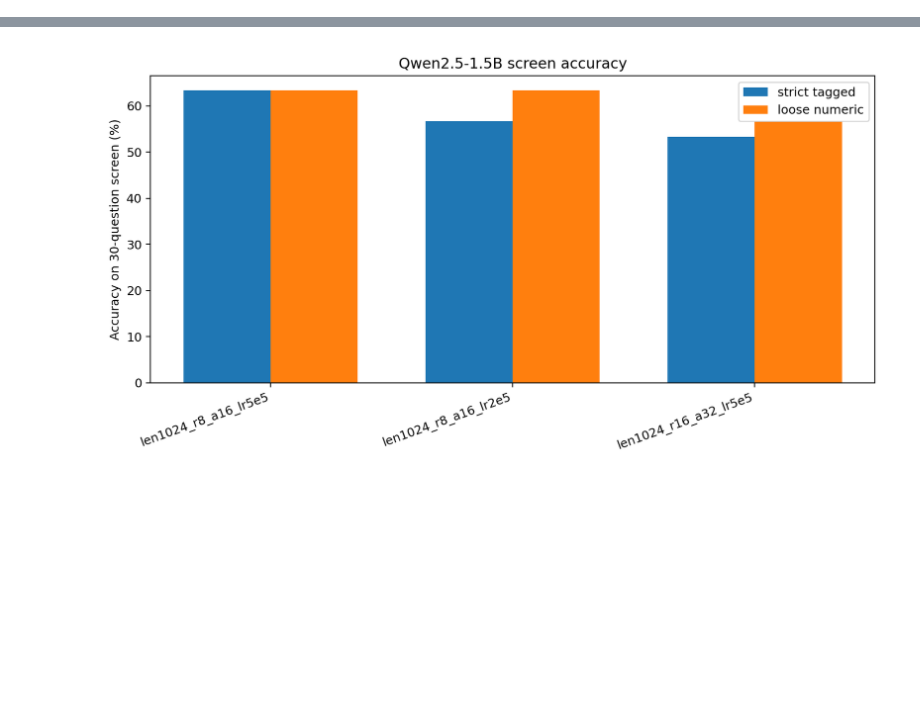
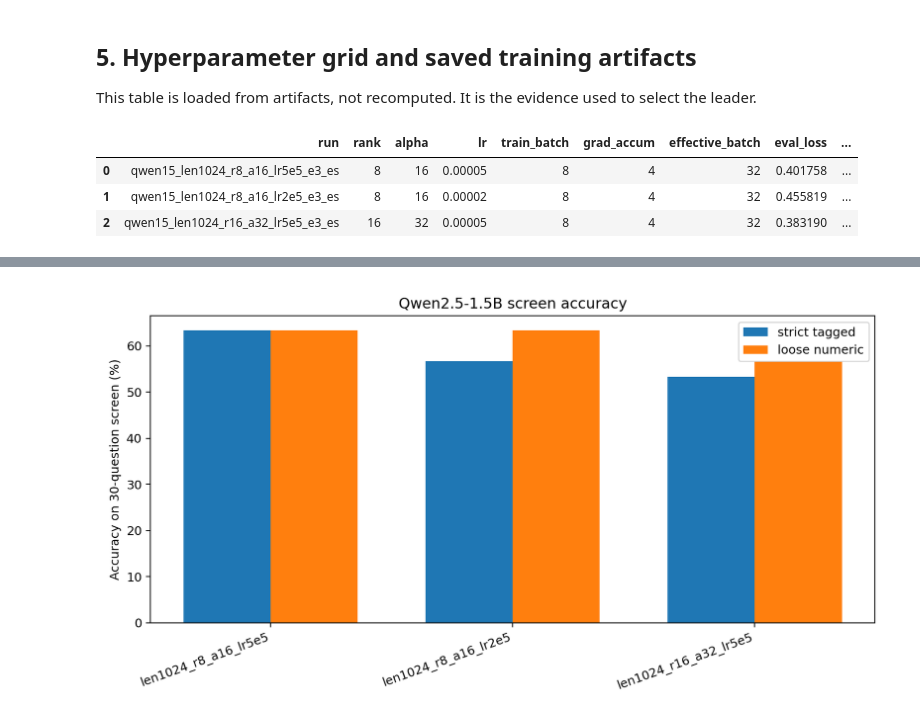
Before and after one commit to artrivas/DeepReasoning, a Jupyter notebook: qwen15b_presentation_executed.ipynb, the cells around one changed output, grey strips where cells are left out. Saved outputs shown, nothing was run; the diff lists cells and outputs as text; code cells hidden in the pictures; blank space fills up the shorter version.

Commit message:
Expand Qwen 1.5B presentation notebook with training code

```diff
--- a/qwen15b_presentation_executed.ipynb
+++ b/qwen15b_presentation_executed.ipynb
@@ -21,0 +230,12 @@ The screen compares strict required-format accuracy, loose numeric accuracy, val
+# %% [markdown]
+## 5. Hyperparameter grid and saved training artifacts
+
+This table is loaded from artifacts, not recomputed. It is the evidence used to select the leader.
+# %%
+cols = ['run', 'rank', 'alpha', 'lr', 'train_batch', 'grad_accum', 'effective_batch', 'eval_loss', 'strict_accuracy_30', 'loose_accuracy_30', 'format_rate_30', 'train_minutes', 'max_gpu_gib']
+display(df[cols])
+# %% [output]
+|  | run | rank | alpha | lr | train_batch | grad_accum | effective_batch | eval_loss | ... |
+| 0 | qwen15_len1024_r8_a16_lr5e5_e3_es | 8 | 16 | 0.00005 | 8 | 4 | 32 | 0.401758 | ... |
+| 1 | qwen15_len1024_r8_a16_lr2e5_e3_es | 8 | 16 | 0.00002 | 8 | 4 | 32 | 0.455819 | ... |
+| 2 | qwen15_len1024_r16_a32_lr5e5_e3_es | 16 | 32 | 0.00005 | 8 | 4 | 32 | 0.383190 | ... |
```
Also changed, not shown: parts of 21 cells of this notebook, 4 other files.
